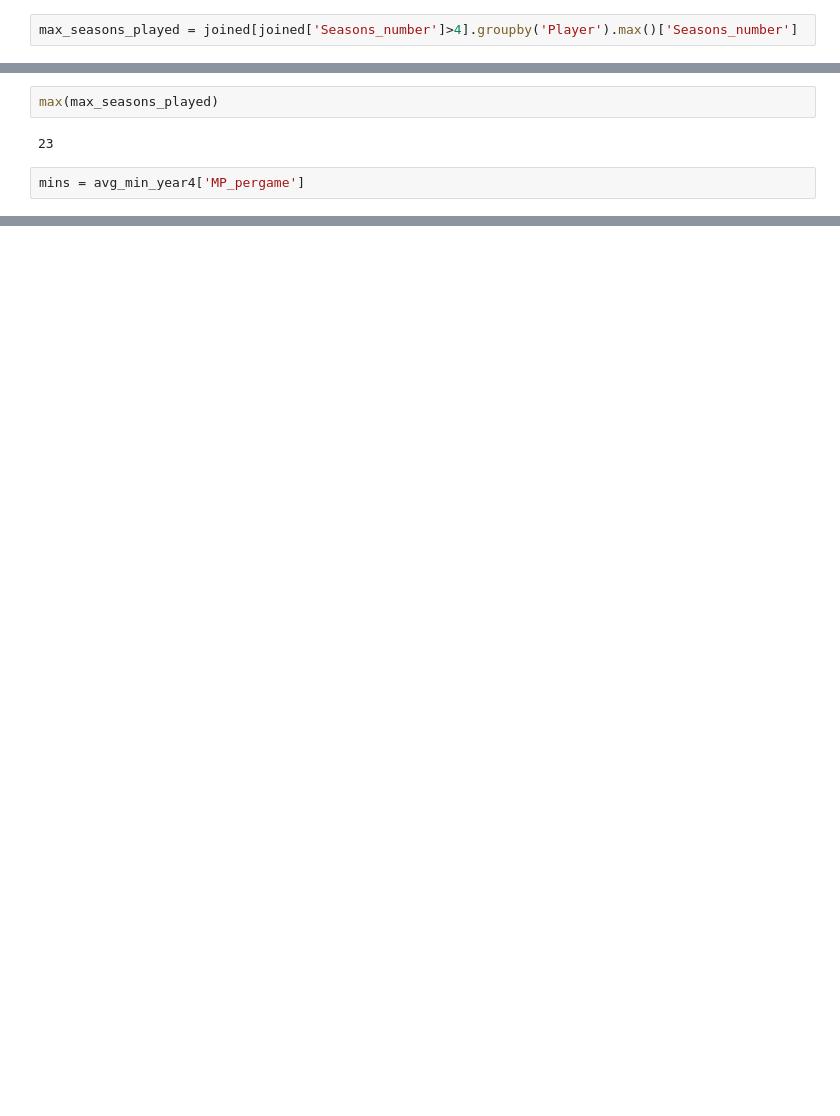
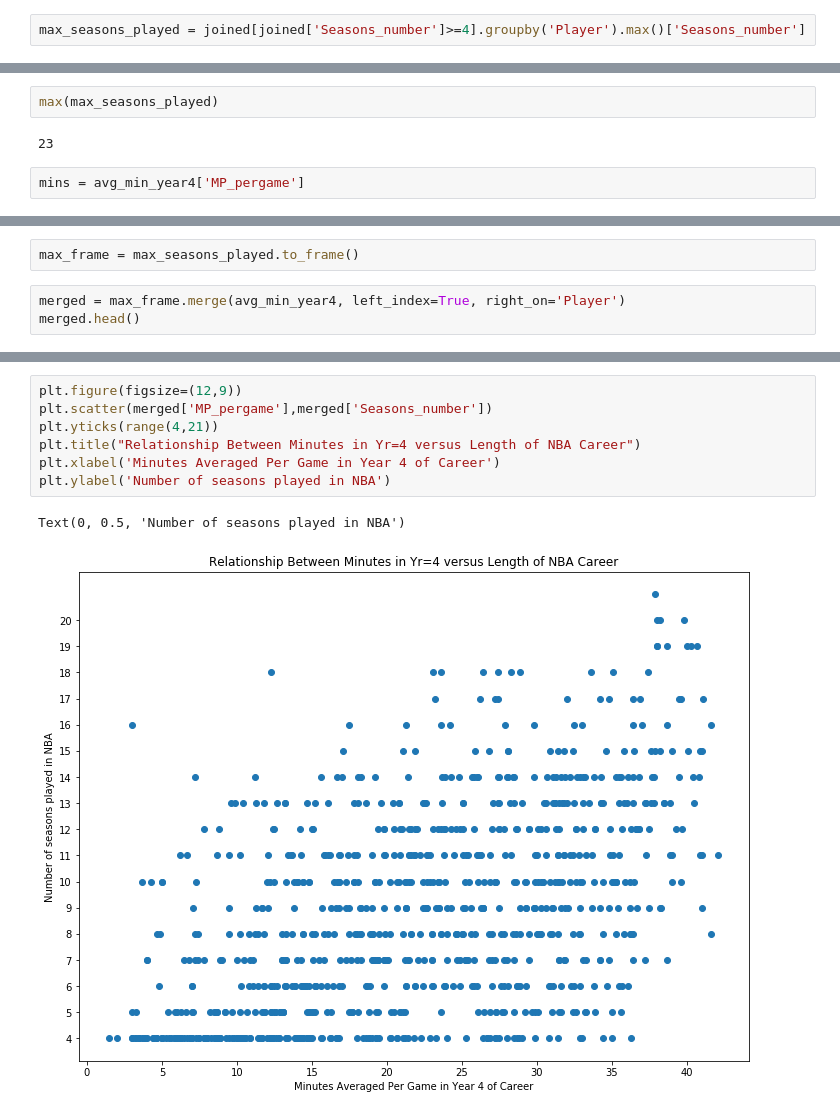
Before and after one commit to KirkAVoss/kv-capstone, a Jupyter notebook: NBAwinshare/EDA_Day_2_v2.ipynb, the cells around one changed output, grey strips where cells are left out. Drawn from its saved outputs; the diff is of its cells as text; blank space fills up the shorter version.

```diff
--- a/NBAwinshare/EDA_Day_2_v2.ipynb
+++ b/NBAwinshare/EDA_Day_2_v2.ipynb
@@ -41,3 +56,3 @@ avg_min_year9 = joined.loc[joined['Seasons_number']==9,['Player','MP_pergame']]
 # %%
-max_seasons_played = joined[joined['Seasons_number']>4].groupby('Player').max()['Seasons_number']
+max_seasons_played = joined[joined['Seasons_number']>=4].groupby('Player').max()['Seasons_number']
 # %%
@@ -62,0 +109,5 @@ joined[joined['Player']=='Walker Russell']
+# %%
+max_frame = max_seasons_played.to_frame()
+# %%
+merged = max_frame.merge(avg_min_year4, left_index=True, right_on='Player')
+merged.head()
@@ -62,0 +121,10 @@ joined[joined['Player']=='Walker Russell']
+# %%
+plt.figure(figsize=(12,9))
+plt.scatter(merged['MP_pergame'],merged['Seasons_number'])
+plt.yticks(range(4,21))
+plt.title("Relationship Between Minutes in Yr=4 versus Length of NBA Career")
+plt.xlabel('Minutes Averaged Per Game in Year 4 of Career')
+plt.ylabel('Number of seasons played in NBA')
+# %% [output]
+Text(0, 0.5, 'Number of seasons played in NBA')
+[figure, added]
```
Also changed, not shown: parts of 12 cells of this notebook.
